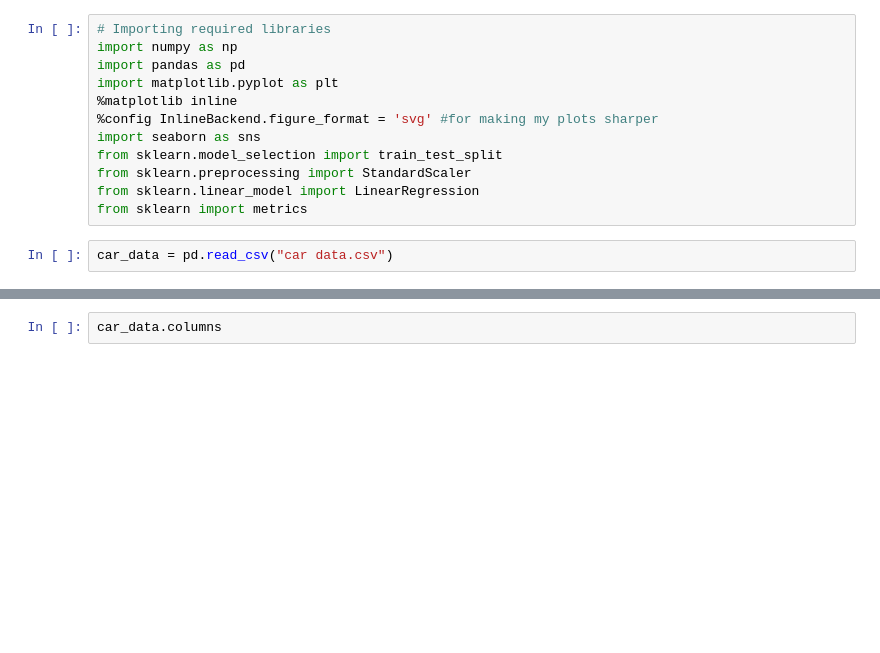
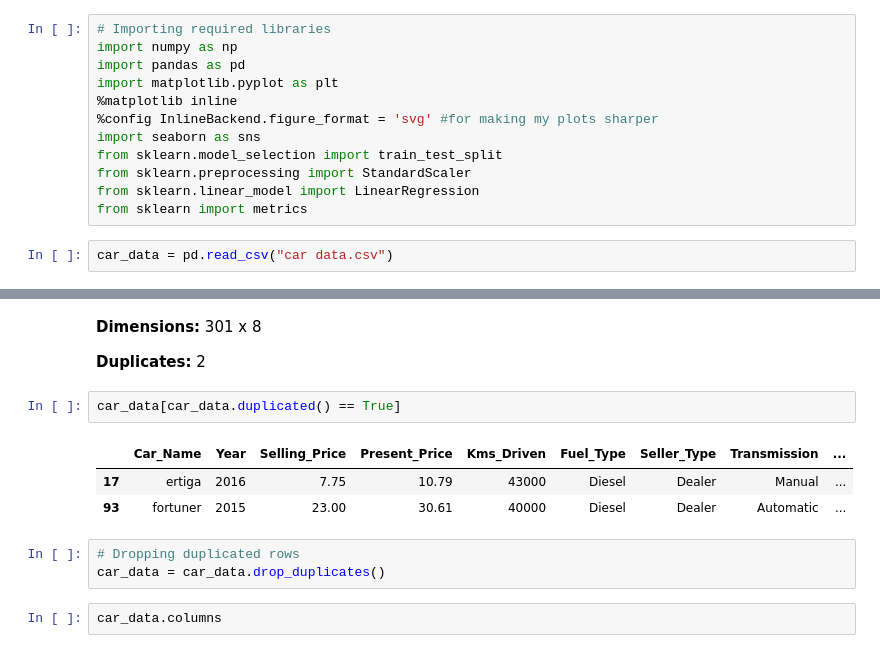
Before and after one commit to christopher-igweze/Car-Price-Prediction, a Jupyter notebook: Car Price/Car Price Prediction with Linear Regression.ipynb, the cells around one changed output, grey strips where cells are left out. Saved outputs shown, nothing was run; the diff lists cells and outputs as text; blank space fills up the shorter version.

```diff
--- a/Car Price/Car Price Prediction with Linear Regression.ipynb
+++ b/Car Price/Car Price Prediction with Linear Regression.ipynb
@@ -26,6 +26,19 @@ from summarytools import dfSummary
 dfSummary(car_data)
 # %% [output]
 [interactive output not drawn]
+# %% [markdown]
+**Dimensions:**  301 x 8
+
+**Duplicates:**  2
+# %%
+car_data[car_data.duplicated() == True]
+# %% [output]
+|  | Car_Name | Year | Selling_Price | Present_Price | Kms_Driven | Fuel_Type | Seller_Type | Transmission | ... |
+| 17 | ertiga | 2016 | 7.75 | 10.79 | 43000 | Diesel | Dealer | Manual | ... |
+| 93 | fortuner | 2015 | 23.00 | 30.61 | 40000 | Diesel | Dealer | Automatic | ... |
+# %%
+# Dropping duplicated rows
+car_data = car_data.drop_duplicates()
 # %%
 car_data.columns
 # %% [output]
```
Also changed, not shown: parts of 14 cells of this notebook.
